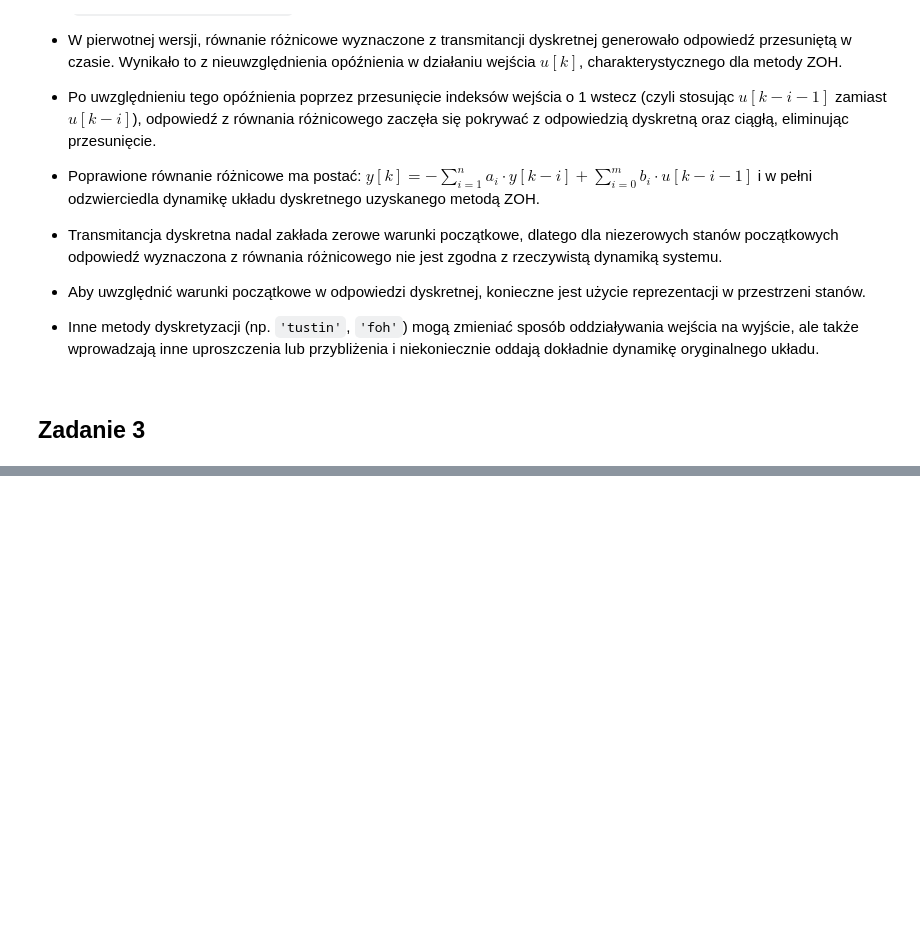
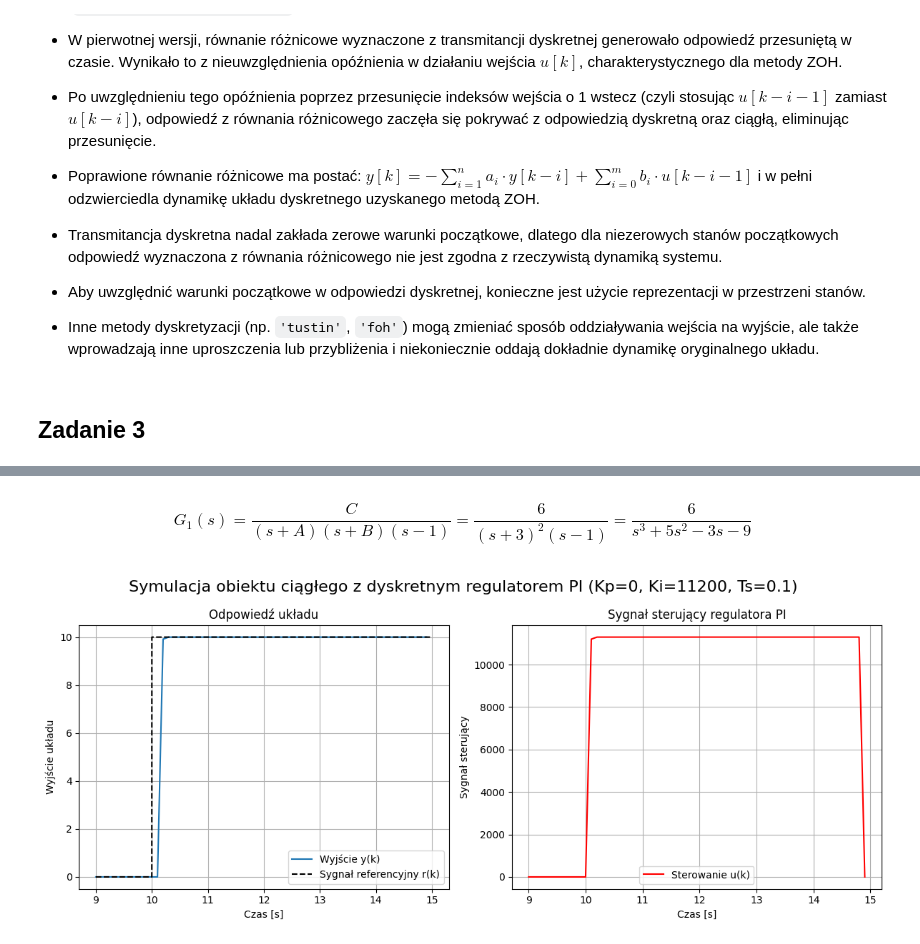
Before and after one commit to iwonieevo/TR-Projekt, a Jupyter notebook: Projekt 3&4/proj_3&4.ipynb, the cells around one changed output, grey strips where cells are left out. Saved outputs shown, nothing was run; the diff lists cells and outputs as text; code cells hidden in the pictures; blank space fills up the shorter version.

```diff
--- a/Projekt 3&4/proj_3&4.ipynb
+++ b/Projekt 3&4/proj_3&4.ipynb
@@ -268,0 +279,4 @@ compare_continuous_discrete(G2_s, Ts=[0.1, 0.4, 0.7, 1.0], ics=[1, 1, 1], u_sign
+# %% [markdown]
+$$
+G_1(s)=\frac{C}{(s+A)(s+B)(s-1)}=\frac{6}{(s+3)^2(s-1)}=\frac{6}{s^3+5s^2-3s-9}
+$$
@@ -268,0 +353,10 @@ compare_continuous_discrete(G2_s, Ts=[0.1, 0.4, 0.7, 1.0], ics=[1, 1, 1], u_sign
+# %%
+ts = 0.1
+kp = 0
+ki = 11200
+t_max = 15
+
+sim_out = simulate_g1_continous(kp, ki, ts, t_max)
+plot_simulation_results(sim_out, ts, t_max, f'Symulacja obiektu ciągłego z dyskretnym regulatorem PI (Kp={kp}, Ki={ki}, Ts={ts})')
+# %% [output]
+[figure, added]
```
Also changed, not shown: parts of 7 cells of this notebook, 1 other file.
